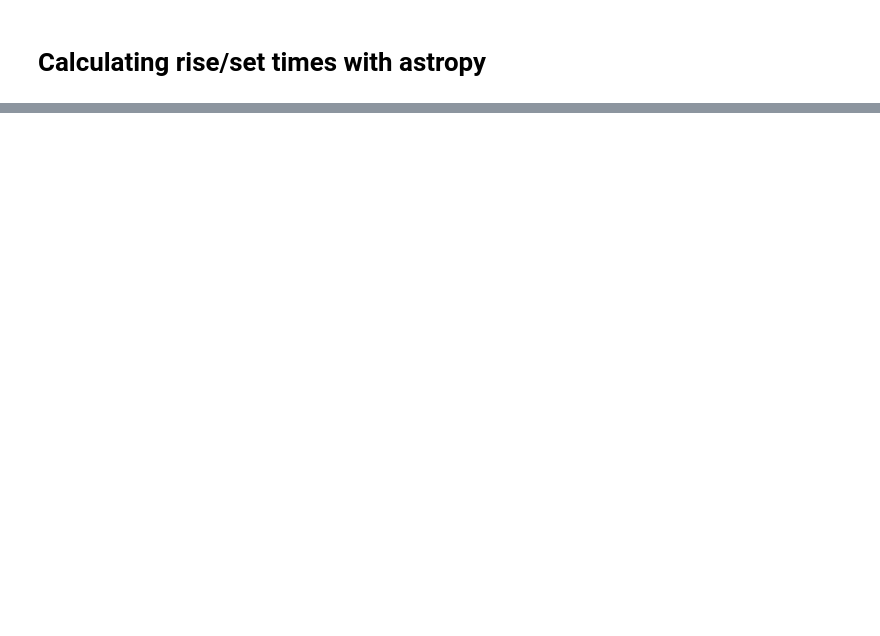
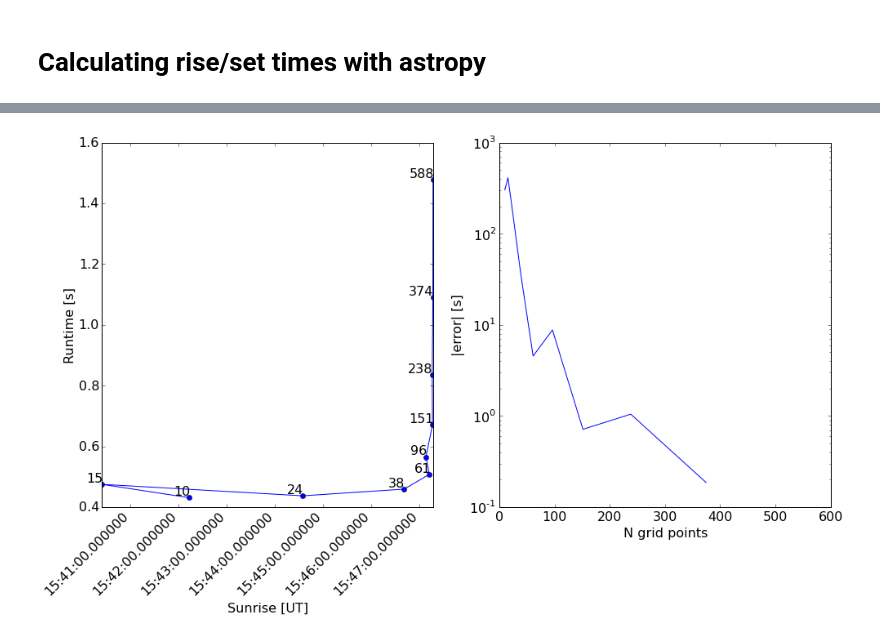
Before and after one commit to bmorris3/gsoc2015, a Jupyter notebook: riseset-interp.ipynb, the cells around one changed output, grey strips where cells are left out. Saved outputs shown, nothing was run; the diff lists cells and outputs as text; code cells hidden in the pictures; blank space fills up the shorter version.

```diff
--- a/riseset-interp.ipynb
+++ b/riseset-interp.ipynb
@@ -6,6 +6,7 @@ from __future__ import (absolute_import, division, print_function,
                         unicode_literals)
 import numpy as np
 from scipy.optimize import leastsq, fmin_l_bfgs_b
+import matplotlib
 import matplotlib.pyplot as plt
 import datetime
 import astropy.units as u
@@ -177,11 +178,11 @@ def two_point_interp(times, altitudes):
     slope = (altitudes[1] - altitudes[0])/(times[1].jd - times[0].jd)
     return Time(times[1].jd - altitudes[1]/slope, format='jd')
 
-def sunrise_dumbinterp(time, location, which='nearest', N=300):
+def sunrise_dumbinterp(time, location, which='nearest', N=150):
     if which == 'nearest' or which == 'next':
         # Calculate next sunrise
 
-        # Do a coarse search with error O(~5 minutes),
+        # Do a coarse search with error O(~7.2 minutes),
         # return upper/lower bounds, then interpolate between
         # and find x-intercept
         next_rise = two_point_interp(*get_rise(time, 1, location,
@@ -254,0 +260,9 @@ print(sunrise_doublegrid(time, location), sunrise_dumbinterp(time, location))
+# %%
+timeits = []
+times = []
+N_range = np.logspace(1, 2.77, 10) #np.arange(100, 1100, 100)
+print(N_range)
+for N in N_range:
+    times.append(sunrise_dumbinterp(time, location, N=N))
+    t = %timeit -o sunrise_dumbinterp(time, location, N=N)
+    timeits.append(t.best)
@@ -254,0 +282,16 @@ print(sunrise_doublegrid(time, location), sunrise_dumbinterp(time, location))
+# %%
+matplotlib.rcParams['font.size'] = 16
+fig, ax = plt.subplots(1, 2, figsize=(16,8))
+ax[0].plot_date(Time(times).plot_date, timeits, '-o')
+ax[0].set(xlabel='Sunrise [UT]', ylabel='Runtime [s]')
+[l.set(rotation=45, ha='right') for l in ax[0].get_xticklabels()]
+for x, y, N_i in zip(Time(times).plot_date, timeits, N_range):
+    ax[0].annotate(int(N_i), xy=(x,y),
+                   ha='right', va='bottom')
+
+ax[1].semilogy(N_range,
+               np.abs(24*60*60*(Time(times) - times[-1]).value))
+ax[1].set(xlabel='N grid points', ylabel='|error| [s]')
+plt.show()
+# %% [output]
+[figure, added]
```
Also changed, not shown: parts of 6 cells of this notebook, 1 other file.
